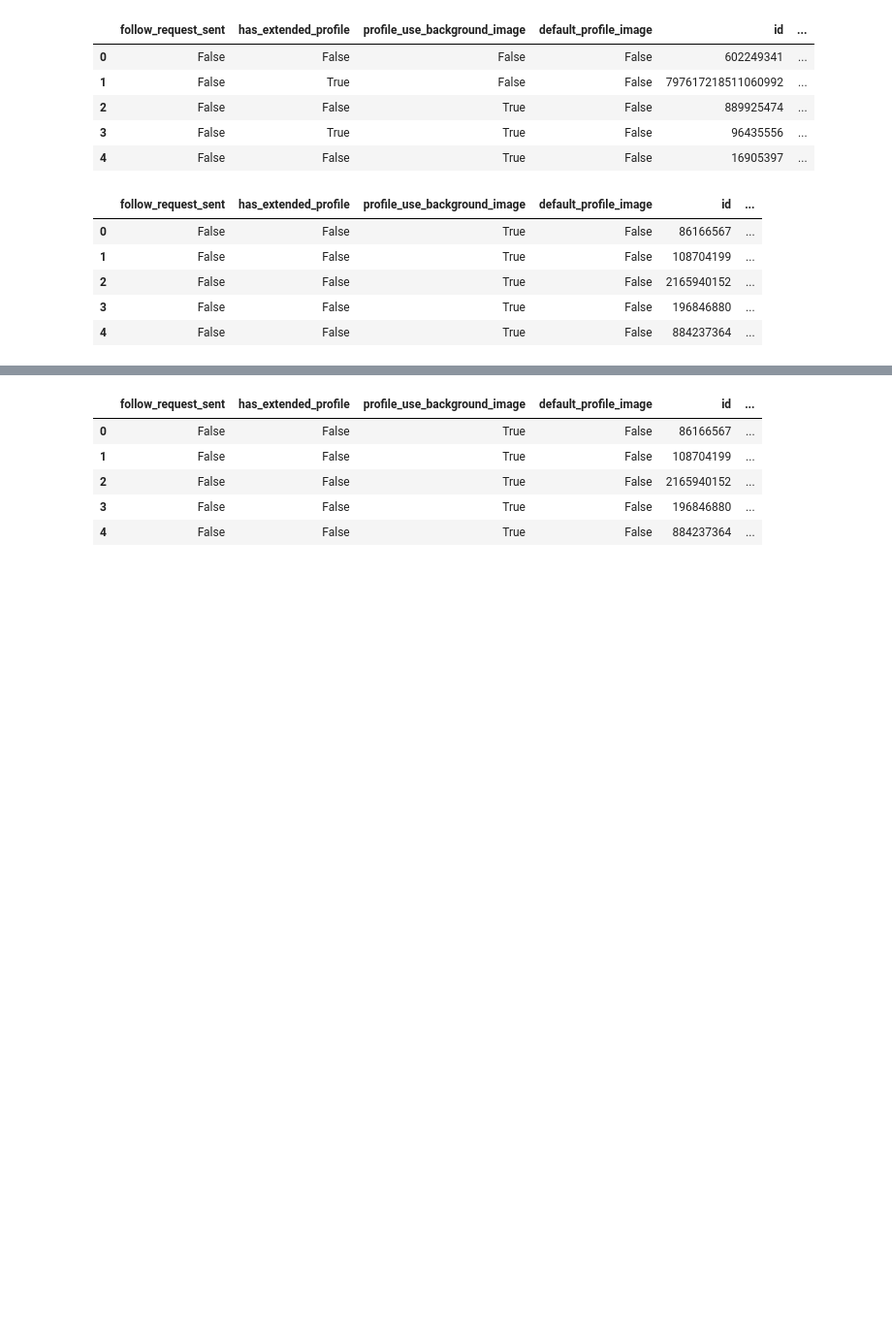
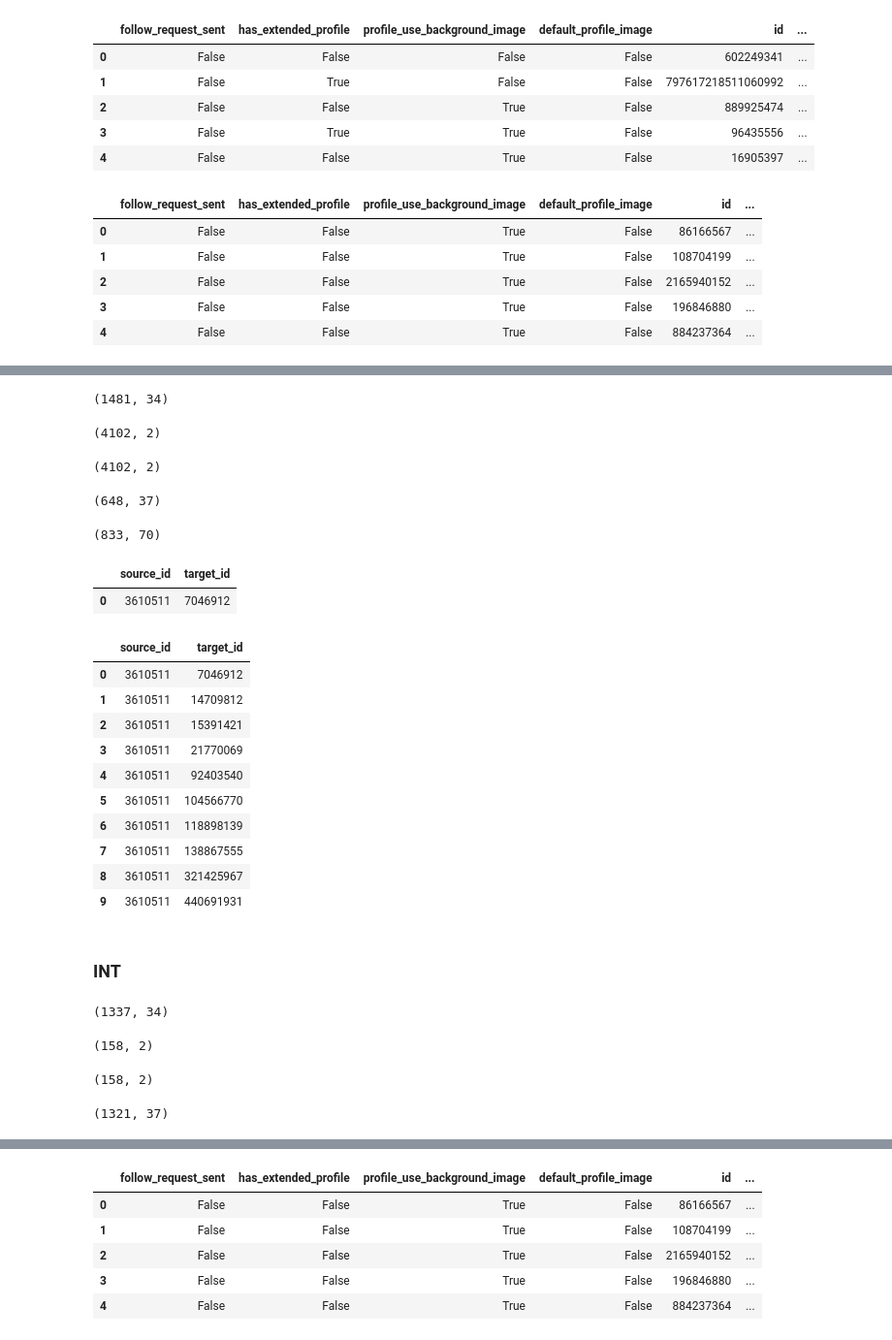
Before and after one commit to Jiamaca/Bot-Recognition-Twitter, a Jupyter notebook: Notebook 4 - Novo Modelo - Não Binário.ipynb, the cells around one changed output, grey strips where cells are left out. Shown: that part at 97% size. Saved outputs shown, nothing was run; the diff lists cells and outputs as text; code cells hidden in the pictures; blank space fills up the shorter version.

```diff
--- a/Notebook 4 - Novo Modelo - Não Binário.ipynb
+++ b/Notebook 4 - Novo Modelo - Não Binário.ipynb
@@ -422,0 +489,66 @@ pronbots_dataset.head()
+# %%
+e13_dataset = pd.read_csv('./datasets/E13.csv/users.csv')
+e13_dataset.shape
+# %% [output]
+(1481, 34)
+# %%
+e13_followers_dataset = pd.read_csv('./datasets/followers_e13.csv')
+e13_followers_dataset.shape
+# %% [output]
+(4102, 2)
+# %%
+e13_friends_dataset = pd.read_csv('./datasets/friends_e13.csv')
+e13_friends_dataset.shape
+# %% [output]
+(4102, 2)
+# %%
+e13_dataset_users_no_followers_no_friends = get_users_with_no_friends_and_followers(e13_dataset, e13_friends_dataset, e13_followers_dataset)
+e13_dataset_users_no_followers_no_friends.shape
+# %% [output]
+(648, 37)
+# %%
+e13_dataset_users_with_followers_or_friends = get_users_with_friends_or_followers(e13_dataset, e13_friends_dataset, e13_followers_dataset)
+e13_dataset_users_with_followers_or_friends.shape
+# %% [output]
+(833, 70)
+# %%
+get_friends(e13_dataset_users_with_followers_or_friends.query('id == 3610511'),e13_dataset,e13_friends_dataset)
+# %% [output]
+|  | source_id | target_id |
+| 0 | 3610511 | 7046912 |
+# %%
+e13_friends_dataset.query('source_id == 3610511')
+# %% [output]
+|  | source_id | target_id |
+| 0 | 3610511 | 7046912 |
+| 1 | 3610511 | 14709812 |
+| 2 | 3610511 | 15391421 |
+| 3 | 3610511 | 21770069 |
+| 4 | 3610511 | 92403540 |
+| 5 | 3610511 | 104566770 |
+| 6 | 3610511 | 118898139 |
+| 7 | 3610511 | 138867555 |
+| 8 | 3610511 | 321425967 |
+| 9 | 3610511 | 440691931 |
+# %% [markdown]
+### INT
+# %%
+int_dataset = pd.read_csv('./datasets/INT.csv/users.csv')
+int_dataset.shape
+# %% [output]
+(1337, 34)
+# %%
+int_followers_dataset = pd.read_csv('./datasets/followers_int.csv')
+int_followers_dataset.shape
+# %% [output]
+(158, 2)
+# %%
+int_friends_dataset = pd.read_csv('./datasets/friends_int.csv')
+int_friends_dataset.shape
+# %% [output]
+(158, 2)
+# %%
+int_dataset_users_no_followers_no_friends = get_users_with_no_friends_and_followers(int_dataset, int_friends_dataset, int_followers_dataset)
+int_dataset_users_no_followers_no_friends.shape
+# %% [output]
+(1321, 37)
```
Also changed, not shown: parts of 86 cells of this notebook.
